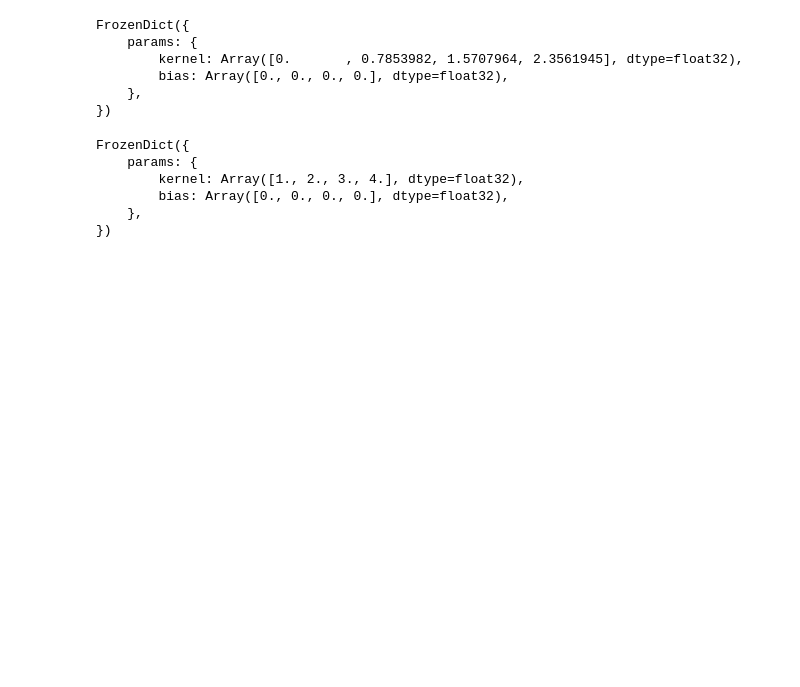
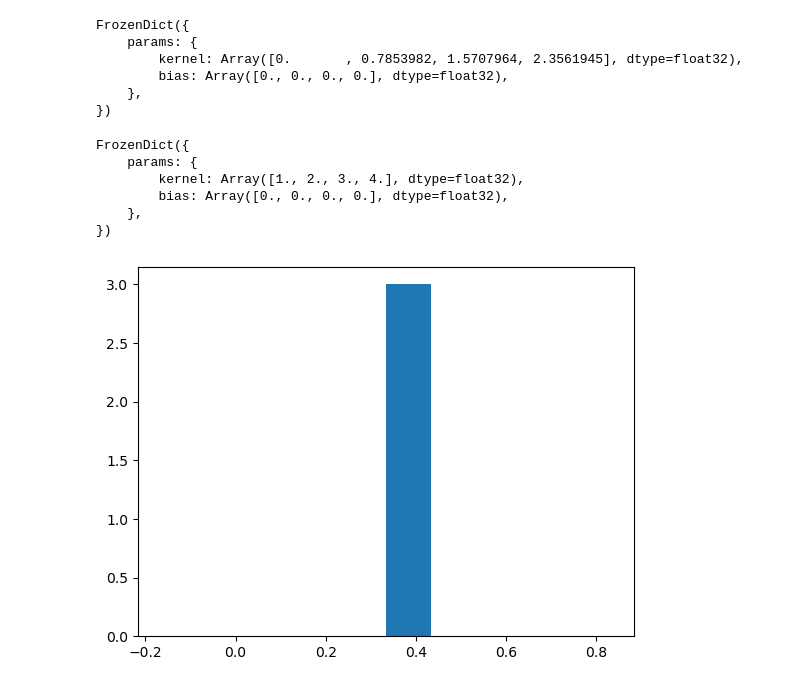
Before and after one commit to Jorgvt/fxlayers, a Jupyter notebook: Notebooks/01_initializers.ipynb, the cells around one changed output. Saved outputs shown, nothing was run; the diff lists cells and outputs as text; code cells hidden in the pictures; blank space fills up the shorter version.

Commit message:
:sparkles: Added mean initializer

```diff
--- a/Notebooks/01_initializers.ipynb
+++ b/Notebooks/01_initializers.ipynb
@@ -176,3 +177,23 @@ FrozenDict({
         bias: Array([0., 0., 0., 0.], dtype=float32),
     },
 })
+# %%
+#| export
+def mean_conv(dtype=dtypes.float_ # Desired DType of the resulting array.
+              ):
+  """Builds an initializer that returns a kernel that calculates the mean of the interacting pixels."""
+
+  def init(key,
+           shape,
+           dtype=dtype):
+    dtype = dtypes.canonicalize_dtype(dtype)
+    return jnp.ones(shape, dtype)/jnp.prod(jnp.array(shape))
+  return init
+# %%
+#| eval: false
+layer = nn.Conv(features=1, kernel_size=(1,1), kernel_init=mean_conv())
+params = layer.init(random.PRNGKey(0), jnp.ones(shape=(1,32,32,3)))
+plt.hist(params["params"]["kernel"].ravel())
+plt.show()
+# %% [output]
+[figure, added]
```
Also changed, not shown: parts of 1 cell of this notebook, 2 other files.
